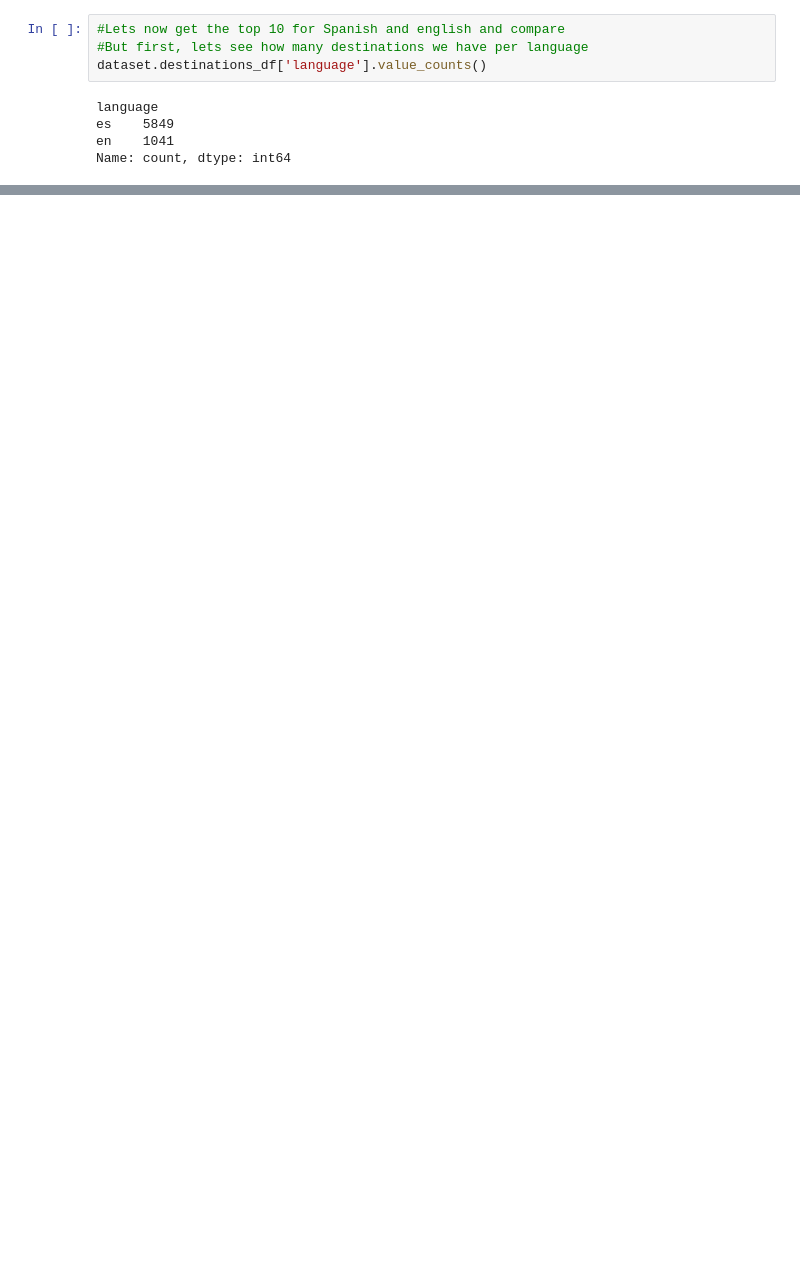
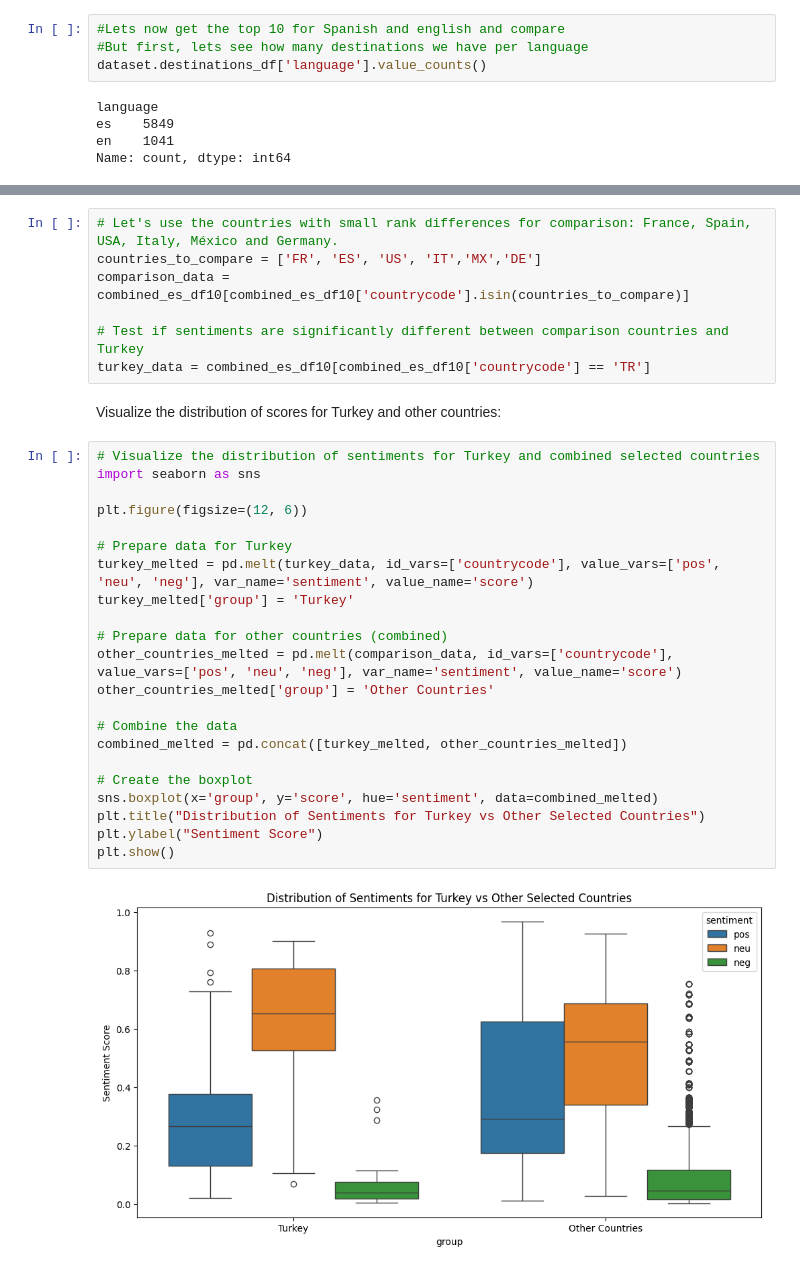
Before and after one commit to Montyro/vooyai-analytics, a Jupyter notebook: visualization.ipynb, the cells around one changed output, grey strips where cells are left out. Saved outputs shown, nothing was run; the diff lists cells and outputs as text; blank space fills up the shorter version.

```diff
--- a/visualization.ipynb
+++ b/visualization.ipynb
@@ -397,0 +509,33 @@ The results reveal unexpected patterns in ranking differences between Vooyai sug
+# %%
+# Let's use the countries with small rank differences for comparison: France, Spain, USA, Italy, México and Germany.
+countries_to_compare = ['FR', 'ES', 'US', 'IT','MX','DE']
+comparison_data = combined_es_df10[combined_es_df10['countrycode'].isin(countries_to_compare)]
+
+# Test if sentiments are significantly different between comparison countries and Turkey
+turkey_data = combined_es_df10[combined_es_df10['countrycode'] == 'TR']
+# %% [markdown]
+Visualize the distribution of scores for Turkey and other countries:
+# %%
+# Visualize the distribution of sentiments for Turkey and combined selected countries
+import seaborn as sns
+
+plt.figure(figsize=(12, 6))
+
+# Prepare data for Turkey
+turkey_melted = pd.melt(turkey_data, id_vars=['countrycode'], value_vars=['pos', 'neu', 'neg'], var_name='sentiment', value_name='score')
+turkey_melted['group'] = 'Turkey'
+
+# Prepare data for other countries (combined)
+other_countries_melted = pd.melt(comparison_data, id_vars=['countrycode'], value_vars=['pos', 'neu', 'neg'], var_name='sentiment', value_name='score')
+other_countries_melted['group'] = 'Other Countries'
+
+# Combine the data
+combined_melted = pd.concat([turkey_melted, other_countries_melted])
+
+# Create the boxplot
+sns.boxplot(x='group', y='score', hue='sentiment', data=combined_melted)
+plt.title("Distribution of Sentiments for Turkey vs Other Selected Countries")
+plt.ylabel("Sentiment Score")
+plt.show()
+# %% [output]
+[figure, added]
```
Also changed, not shown: parts of 37 cells of this notebook, 3 other files.
